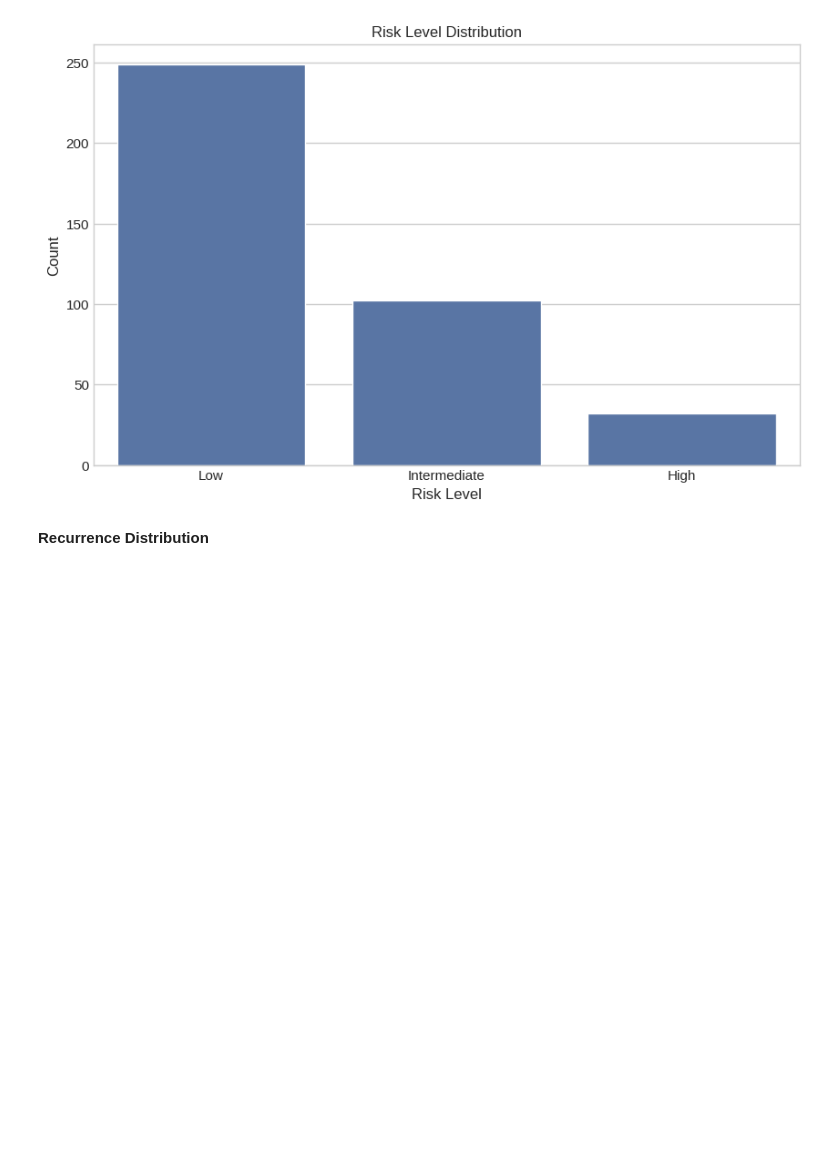
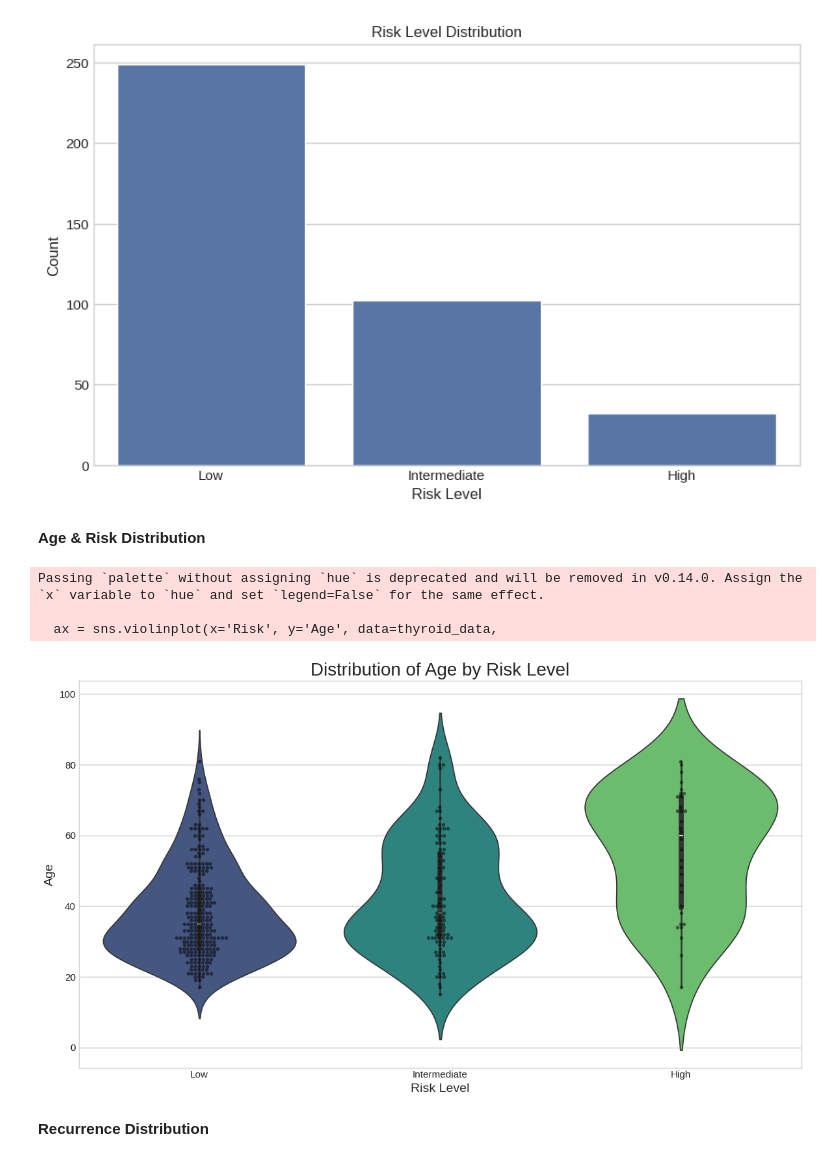
Before and after one commit to doom-boy/Thyroid-Cancer-Analysis, a Jupyter notebook: thyroid_cancer_analysis.ipynb, the cells around one changed output. Saved outputs shown, nothing was run; the diff lists cells and outputs as text; code cells hidden in the pictures; blank space fills up the shorter version.

```diff
--- a/thyroid_cancer_analysis.ipynb
+++ b/thyroid_cancer_analysis.ipynb
@@ -218,6 +273,27 @@ plt.ylabel('Count')
 plt.show()
 # %% [output]
 [figure]
+# %% [markdown]
+**Age & Risk Distribution**
+# %%
+plt.figure(figsize=(12, 7))
+
+ax = sns.violinplot(x='Risk', y='Age', data=thyroid_data,
+                   palette='viridis', inner='box')
+
+sns.swarmplot(x='Risk', y='Age', data=thyroid_data,
+             color='black', alpha=0.5, size=4)
+
+plt.xlabel('Risk Level', fontsize=14)
+plt.ylabel('Age', fontsize=14)
+plt.title('Distribution of Age by Risk Level', fontsize=20)
+plt.tight_layout()
+plt.show()
+# %% [output]
+Passing `palette` without assigning `hue` is deprecated and will be removed in v0.14.0. Assign the `x` variable to `hue` and set `legend=False` for the same effect.
+
+  ax = sns.violinplot(x='Risk', y='Age', data=thyroid_data,
+[figure, added]
 # %% [markdown]
 **Recurrence Distribution**
 # %%
```
Also changed, not shown: parts of 33 cells of this notebook.
